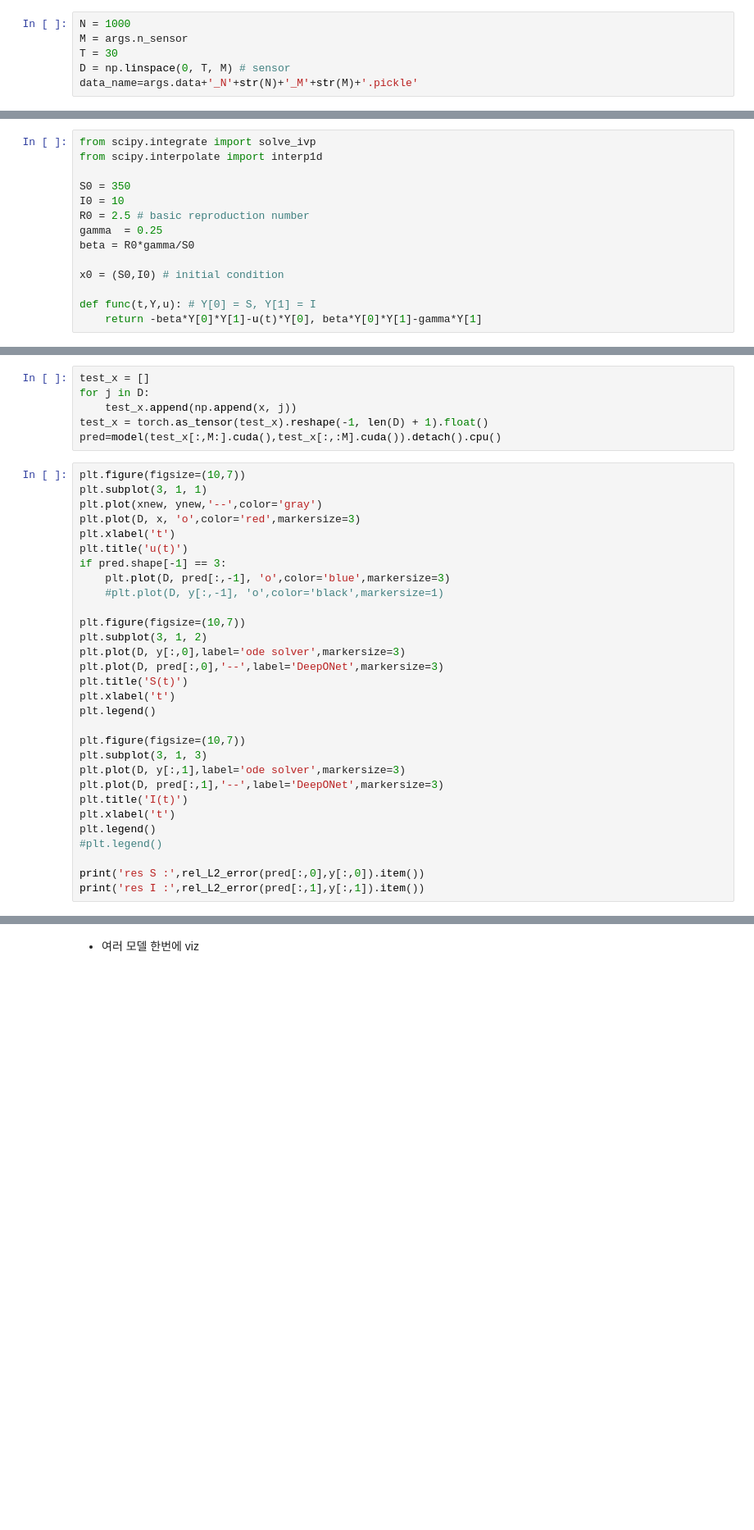
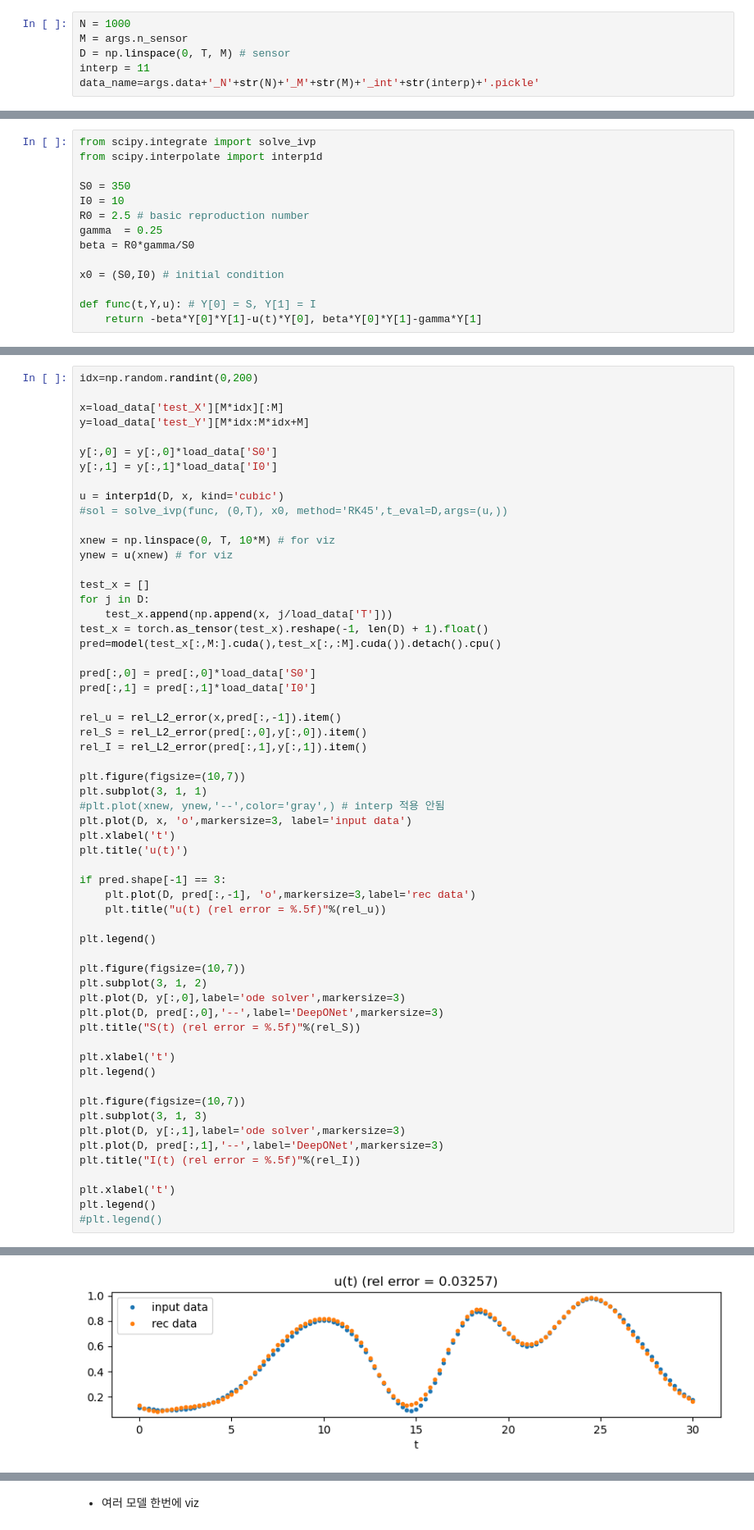
Before and after one commit to paststar/optimal_control, a Jupyter notebook: phase 1 result.ipynb, the cells around one changed output, grey strips where cells are left out. Shown at 82% size. Drawn from its saved outputs; the diff is of its cells as text; blank space fills up the shorter version.

```diff
--- a/phase 1 result.ipynb
+++ b/phase 1 result.ipynb
@@ -135,9 +133,9 @@ plt.legend()
 # %%
 N = 1000
 M = args.n_sensor
-T = 30
 D = np.linspace(0, T, M) # sensor
-data_name=args.data+'_N'+str(N)+'_M'+str(M)+'.pickle'
+interp = 11
+data_name=args.data+'_N'+str(N)+'_M'+str(M)+'_int'+str(interp)+'.pickle'
 # %%
 with open(os.path.join("data_generation",data_name),"rb") as fr:
     load_data= pickle.load(fr)
@@ -204,25 +219,50 @@ x.shape
-# %%
-test_x = []
-for j in D:
-    test_x.append(np.append(x, j))
-test_x = torch.as_tensor(test_x).reshape(-1, len(D) + 1).float()
-pred=model(test_x[:,M:].cuda(),test_x[:,:M].cuda()).detach().cpu()
 # %%
+idx=np.random.randint(0,200)
+
+x=load_data['test_X'][M*idx][:M]
+y=load_data['test_Y'][M*idx:M*idx+M]
+
+y[:,0] = y[:,0]*load_data['S0']
+y[:,1] = y[:,1]*load_data['I0']
+
+u = interp1d(D, x, kind='cubic')
+#sol = solve_ivp(func, (0,T), x0, method='RK45',t_eval=D,args=(u,))
+
+xnew = np.linspace(0, T, 10*M) # for viz
+ynew = u(xnew) # for viz
+
+test_x = []
+for j in D:
+    test_x.append(np.append(x, j/load_data['T']))
+test_x = torch.as_tensor(test_x).reshape(-1, len(D) + 1).float()
+pred=model(test_x[:,M:].cuda(),test_x[:,:M].cuda()).detach().cpu()
+
+pred[:,0] = pred[:,0]*load_data['S0']
+pred[:,1] = pred[:,1]*load_data['I0']
+
+rel_u = rel_L2_error(x,pred[:,-1]).item()
+rel_S = rel_L2_error(pred[:,0],y[:,0]).item()
+rel_I = rel_L2_error(pred[:,1],y[:,1]).item()
+
 plt.figure(figsize=(10,7))
 plt.subplot(3, 1, 1)
-plt.plot(xnew, ynew,'--',color='gray')
-plt.plot(D, x, 'o',color='red',markersize=3)
+#plt.plot(xnew, ynew,'--',color='gray',) # interp 적용 안됨
+plt.plot(D, x, 'o',markersize=3, label='input data')
 plt.xlabel('t')
 plt.title('u(t)')
+
 if pred.shape[-1] == 3:
-    plt.plot(D, pred[:,-1], 'o',color='blue',markersize=3)
-    #plt.plot(D, y[:,-1], 'o',color='black',markersize=1)
+    plt.plot(D, pred[:,-1], 'o',markersize=3,label='rec data')
+    plt.title("u(t) (rel error = %.5f)"%(rel_u))
+
+plt.legend()
 
 plt.figure(figsize=(10,7))
 plt.subplot(3, 1, 2)
 plt.plot(D, y[:,0],label='ode solver',markersize=3)
 plt.plot(D, pred[:,0],'--',label='DeepONet',markersize=3)
-plt.title('S(t)')
+plt.title("S(t) (rel error = %.5f)"%(rel_S))
+
 plt.xlabel('t')
 plt.legend()
 
@@ -230,10 +270,9 @@ plt.figure(figsize=(10,7))
 plt.subplot(3, 1, 3)
 plt.plot(D, y[:,1],label='ode solver',markersize=3)
 plt.plot(D, pred[:,1],'--',label='DeepONet',markersize=3)
-plt.title('I(t)')
+plt.title("I(t) (rel error = %.5f)"%(rel_I))
+
 plt.xlabel('t')
 plt.legend()
 #plt.legend()
-
-print('res S :',rel_L2_error(pred[:,0],y[:,0]).item())
-print('res I :',rel_L2_error(pred[:,1],y[:,1]).item())
+# %% [output]
@@ -239,0 +280 @@ print('res I :',rel_L2_error(pred[:,1],y[:,1]).item())
+[figure, added]
```
Also changed, not shown: parts of 13 cells of this notebook, 3 other files.
